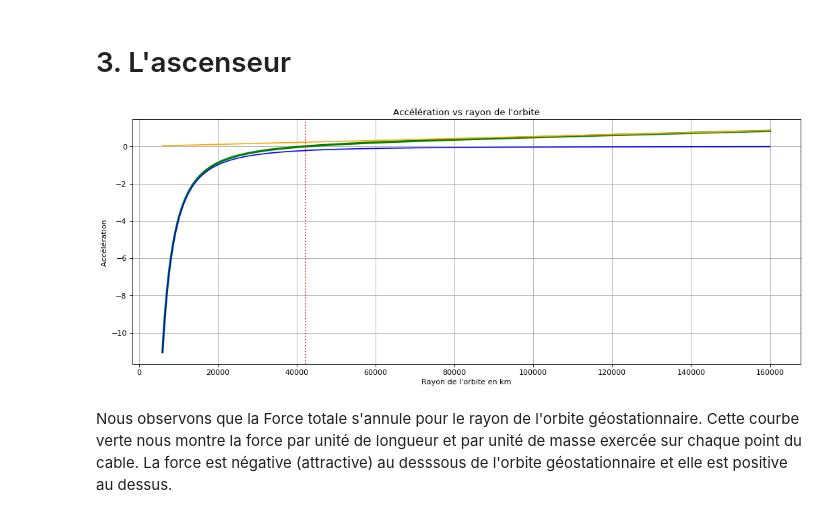
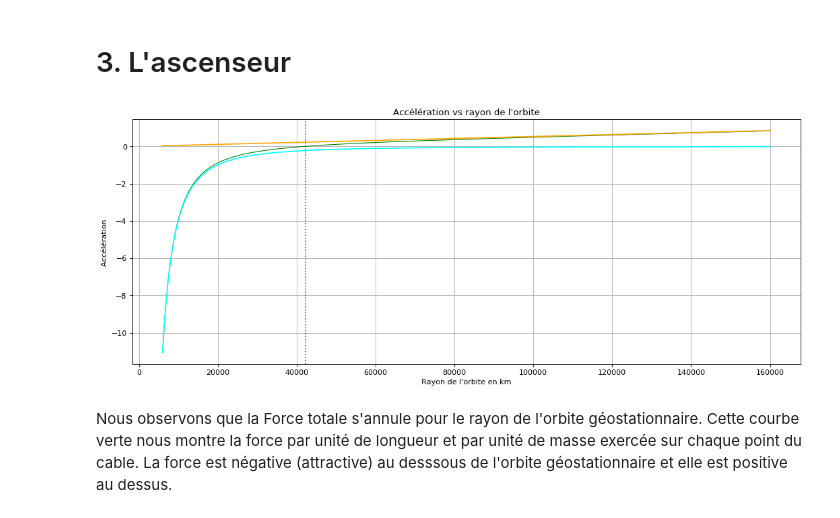
Before and after one commit to christophe-bonnefoy/TPE-SRR-2018, a Jupyter notebook: TPE-Ascenseur-Spatial.ipynb, the cells around one changed output. Cells and saved outputs as stored; diff of their text form; code cells hidden in the pictures.

```diff
--- a/TPE-Ascenseur-Spatial.ipynb
+++ b/TPE-Ascenseur-Spatial.ipynb
@@ -77,30 +77,30 @@ VitesseAngulaire = np.sqrt((G*M)/(r_km**3))
 # %%
 # Le rayon r prendra des valeurs entre 6.000 km et 150.000 km
 r_km = np.arange(6000, 160000, 1)
 
 AccGravitation = 1E-6 * (G*M)/(r_km**2)
 AccCentrifuge  = 1E3  * r_km * Wt**2
 
 AccTotale = - AccGravitation + AccCentrifuge
 
 
 
 plt.figure(figsize=(16, 6), dpi= 80, facecolor='w', edgecolor='k')
 
-plt.plot(r_km,  AccTotale, color="green", linewidth=3)
-plt.plot(r_km, -AccGravitation, color="blue")
+plt.plot(r_km,  AccTotale, color="green", linewidth=1)
+plt.plot(r_km, -AccGravitation, color="cyan")
 plt.plot(r_km,  AccCentrifuge, color="orange")
 
 plt.axvline(x=Rg, linestyle=":", color="red")
 
 plt.xlabel("Rayon de l'orbite en km")
 plt.ylabel("Accélération ")
 plt.grid()
 plt.title("Accélération vs rayon de l'orbite")
 
 plt.show()
 # %% [output]
-[figure, old version]
+[figure, new version]
 # %% [markdown]
 Nous observons que la Force totale s'annule pour le rayon de l'orbite géostationnaire. Cette courbe verte nous montre la force par unité de longueur et par unité de masse exercée sur chaque point du cable. La force est négative (attractive) au desssous de l'orbite géostationnaire et elle est positive au dessus.
 # %% [markdown]
```
